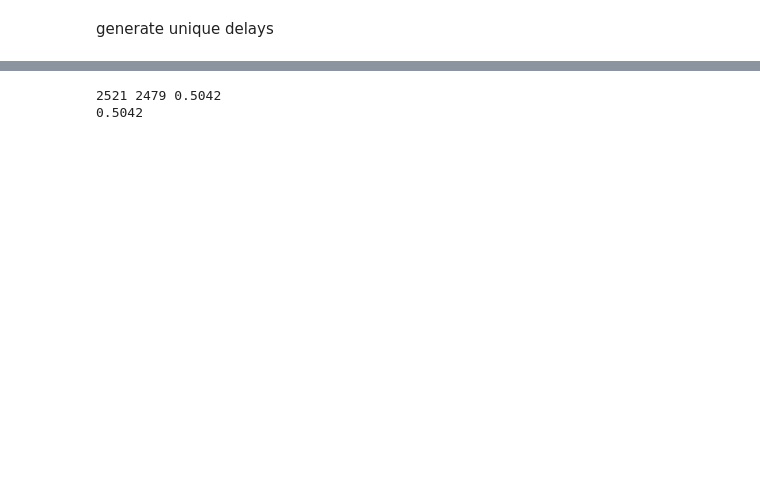
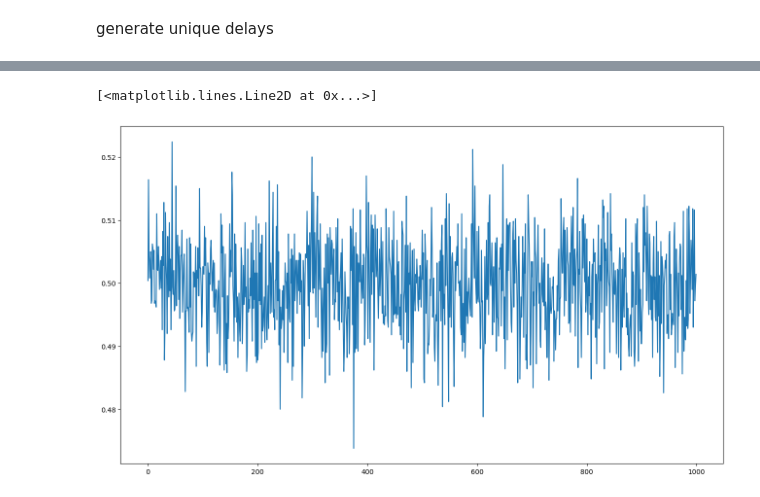
Before and after one commit to Katletos/diploma, a Jupyter notebook: puf.ipynb, the cells around one changed output, grey strips where cells are left out. Drawn from its saved outputs; the diff is of its cells as text; code cells hidden in the pictures; blank space fills up the shorter version.

```diff
--- a/puf.ipynb
+++ b/puf.ipynb
@@ -41,10 +7,0 @@ select N random pairs of indexes
-# %%
-N = 5000
-pairs = set()
-
-while len(pairs) < N:
-    first = random.randint(0, COUNT - 1)
-    second = random.randint(0, COUNT - 1)
-    pairs.add((first, second))
-
-# print(pairs)
@@ -72,20 +8,11 @@ plt.hist(bit_vector)
-# %%
-ones = 0
-zeros = 0
-
-for i in bit_vector:
-    if i == 0:
-        zeros += 1
-    else:
-        ones += 1
-
-ratio = ones/(zeros + ones)
-print(ones, zeros, ratio)
-
-
-
-uniformity = 1 / N * sum(bit_vector)
-print(uniformity)
-# %% [output]
-2521 2479 0.5042
-0.5042
+# %%
+NUMBER_OF_PAIRS = 5000
+PD_COUNT = 1000
+
+MIN_RANGE = 300.0
+MAX_RANGE = 1200.0
+MIN_DIVIATION = -0.10
+MAX_DIVIATION = +0.10
+
+# SAME_DELAYS = False
+SAME_DELAYS = True
@@ -91,0 +76,21 @@ print(uniformity)
+# %%
+prop_delays = generate_propagation_delays(SAME_DELAYS, PD_COUNT)
+
+
+unif = []
+vectors = []
+for _ in range(1000):
+    pairs = select_pairs_of_indexes(NUMBER_OF_PAIRS, len(prop_delays))
+    bit_vector = calc_bit_vector(prop_delays, pairs)
+    uniformity = calc_bit_vector_metrics(bit_vector)
+    unif.append(uniformity)
+    vectors.append(bit_vector)
+
+
+plt.figure(figsize=(16, 9))
+plt.plot(unif)
+# plt.hist(prop_delays)
+# plt.hist(bit_vector)
+# %% [output]
+[<matplotlib.lines.Line2D at 0x...>]
+[figure, added]
```
Also changed, not shown: parts of 5 cells of this notebook.
